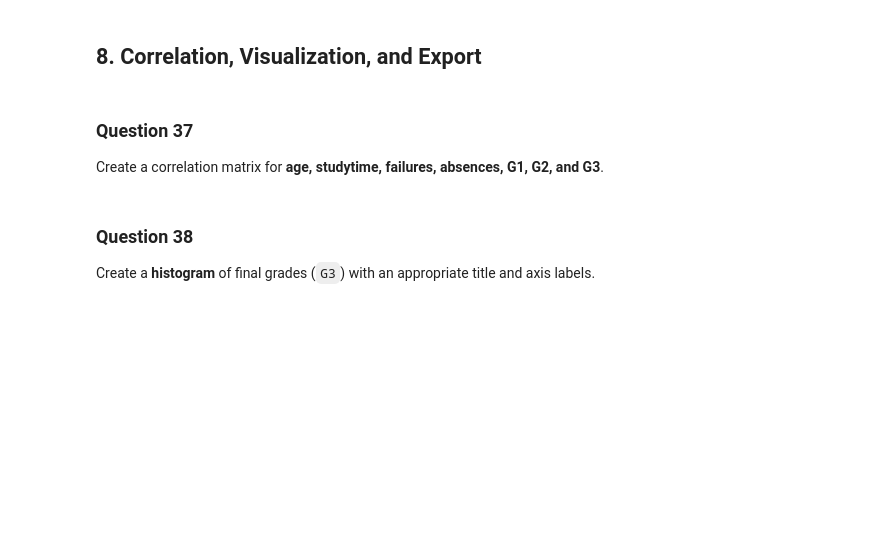
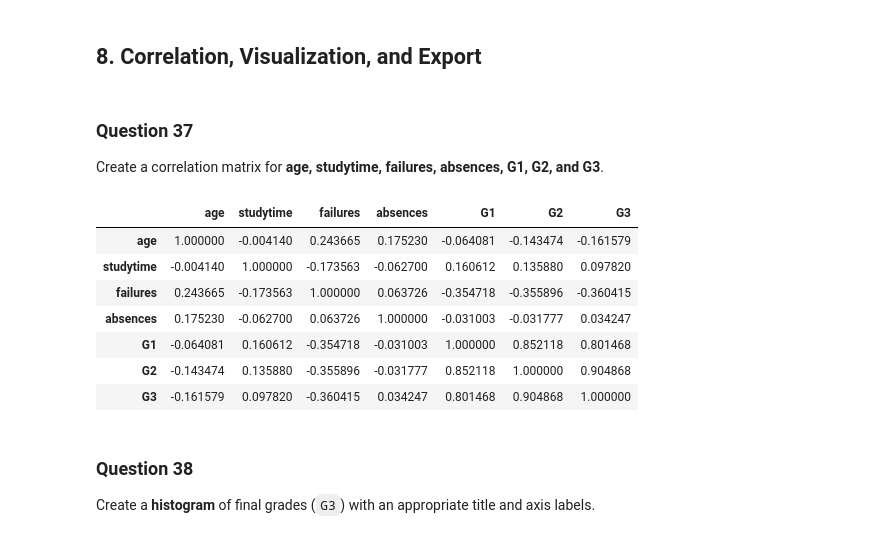
Before and after one commit to huzaif-murad/lihatech-training, a Jupyter notebook: Assignments/Data Science/30 Assignments/Notebooks/Assignment_4_Student_Performance_Beginner_to_Intermediate_Pandas_Practice.ipynb, the cells around one changed output. Cells and saved outputs as stored; diff of their text form; code cells hidden in the pictures; blank space fills up the shorter version.

```diff
--- a/Assignments/Data Science/30 Assignments/Notebooks/Assignment_4_Student_Performance_Beginner_to_Intermediate_Pandas_Practice.ipynb
+++ b/Assignments/Data Science/30 Assignments/Notebooks/Assignment_4_Student_Performance_Beginner_to_Intermediate_Pandas_Practice.ipynb
@@ -558,6 +592,17 @@ Create a new column named **grade_change** by subtracting `G1` from `G3`.
 # %% [markdown]
 ### Question 37
 Create a correlation matrix for **age, studytime, failures, absences, G1, G2, and G3**.
+# %%
+df_clean[['age','studytime','failures','absences','G1','G2','G3']].corr()
+# %% [output]
+|  | age | studytime | failures | absences | G1 | G2 | G3 |
+| age | 1.000000 | -0.004140 | 0.243665 | 0.175230 | -0.064081 | -0.143474 | -0.161579 |
+| studytime | -0.004140 | 1.000000 | -0.173563 | -0.062700 | 0.160612 | 0.135880 | 0.097820 |
+| failures | 0.243665 | -0.173563 | 1.000000 | 0.063726 | -0.354718 | -0.355896 | -0.360415 |
+| absences | 0.175230 | -0.062700 | 0.063726 | 1.000000 | -0.031003 | -0.031777 | 0.034247 |
+| G1 | -0.064081 | 0.160612 | -0.354718 | -0.031003 | 1.000000 | 0.852118 | 0.801468 |
+| G2 | -0.143474 | 0.135880 | -0.355896 | -0.031777 | 0.852118 | 1.000000 | 0.904868 |
+| G3 | -0.161579 | 0.097820 | -0.360415 | 0.034247 | 0.801468 | 0.904868 | 1.000000 |
 # %% [markdown]
 ### Question 38
 Create a **histogram** of final grades (`G3`) with an appropriate title and axis labels.
```
Also changed, not shown: parts of 6 cells of this notebook, 4 other files.
